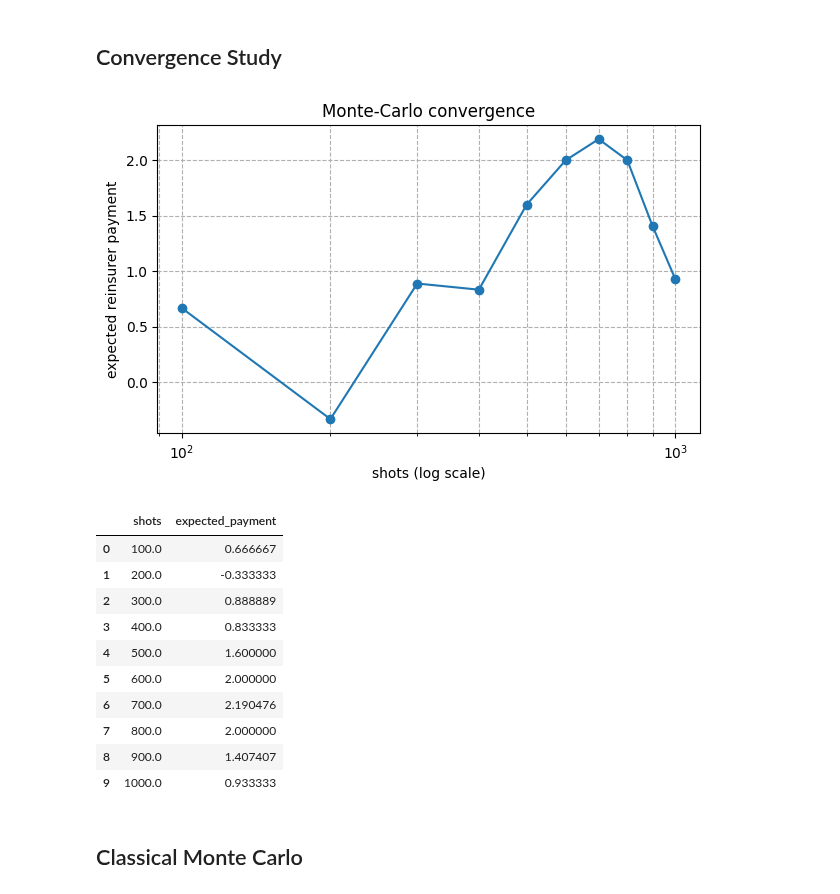
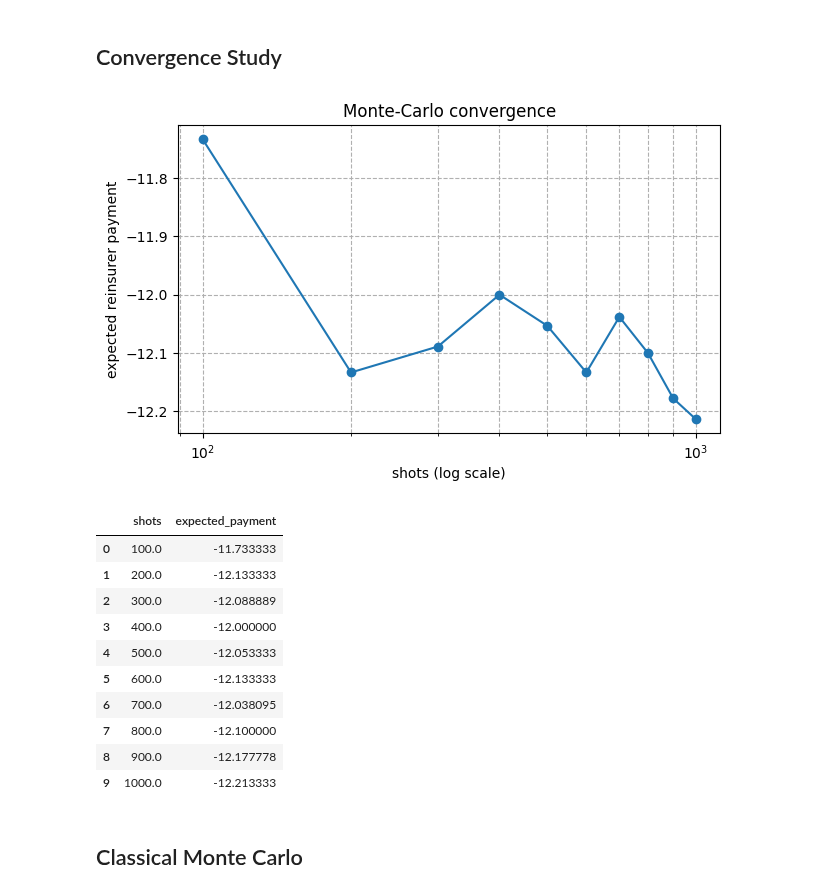
Before and after one commit to AlexFiliakov/knowledge-pricing, a Jupyter notebook: 4.b. Quantum Excess Evaluation Algorithm.ipynb, the cells around one changed output. Saved outputs shown, nothing was run; the diff lists cells and outputs as text; code cells hidden in the pictures.

```diff
--- a/4.b. Quantum Excess Evaluation Algorithm.ipynb
+++ b/4.b. Quantum Excess Evaluation Algorithm.ipynb
@@ -1183,9 +1155,9 @@ print(f"\nClassical payout      = {E_pay_classic:.10f}")
 # 3)  Quantum payout from the existing circuit ---------------------
 # ------------------------------------------------------------------
 sv    = Statevector.from_instruction(qc)
-p1    = sv.probabilities_dict(qargs=[qc.qubits.index(meas_q)]).get('1', 0)
-E_excess_quantum = (p1 - 0.5) / c_param   # <-- uses *session* c_param
-E_pay_quantum    = coins * E_excess_quantum
+payout_idx = [i for i,q in enumerate(qc.qubits) if q._register.name=="payout_aux"][0]
+p1    = sv.probabilities_dict(qargs=[payout_idx]).get('1', 0)
+E_pay_quantum    = coins * p1
 print(f"Quantum payout        = {E_pay_quantum:.10f}")
 # %% [output]
 >>> CONSTANTS IN CURRENT PYTHON SESSION <<<
@@ -1595,7 +1588,7 @@ from qiskit_aer import Aer
 from qiskit import ClassicalRegister, transpile
 
 def convergence_study(circ,
-                    meas_idx,
+                    payout_idx,
                     c_param,
                     coins=0.4,
                     shot_grid=(100, 500, 1_000, 5_000, 10_000, 50_000, 100_000),
@@ -1609,12 +1602,12 @@ def convergence_study(circ,
         qc_samp = circ.copy()
         creg    = ClassicalRegister(1, 'c')
         qc_samp.add_register(creg)
-        qc_samp.measure(qc_samp.qubits[meas_idx], creg[0])
+        qc_samp.measure(qc_samp.qubits[payout_idx], creg[0])
 
         counts = backend.run(transpile(qc_samp, backend),
                             shots=shots, seed_simulator=seed).result().get_counts()
         p1      = counts.get('1', 0) / shots
-        excess  = (p1 - 0.5) / (coins * c_param)
+        excess  = (p1 - 0.5) / c_param
         return coins * excess
 
     # run for each shot count
@@ -1634,26 +1627,26 @@ def convergence_study(circ,
     return df
 # %%
 df_conv = convergence_study(qc,
-                            meas_idx=meas_idx,
+                            payout_idx=payout_idx,
                             c_param=c_param,
                             coins=coins,
                             shot_grid=np.linspace(100, 1_000, 10))
 # Save for later comparison, if you like
 df_conv.to_csv("mc_convergence.csv", index=False)
 df_conv
 # %% [output]
-[figure, old version]
+[figure, new version]
 |  | shots | expected_payment |
-| 0 | 100.0 | 0.666667 |
-| 1 | 200.0 | -0.333333 |
-| 2 | 300.0 | 0.888889 |
-| 3 | 400.0 | 0.833333 |
-| 4 | 500.0 | 1.600000 |
-| 5 | 600.0 | 2.000000 |
-| 6 | 700.0 | 2.190476 |
-| 7 | 800.0 | 2.000000 |
-| 8 | 900.0 | 1.407407 |
-| 9 | 1000.0 | 0.933333 |
+| 0 | 100.0 | -11.733333 |
+| 1 | 200.0 | -12.133333 |
+| 2 | 300.0 | -12.088889 |
+| 3 | 400.0 | -12.000000 |
+| 4 | 500.0 | -12.053333 |
+| 5 | 600.0 | -12.133333 |
+| 6 | 700.0 | -12.038095 |
+| 7 | 800.0 | -12.100000 |
+| 8 | 900.0 | -12.177778 |
+| 9 | 1000.0 | -12.213333 |
 # %% [markdown]
 ## Classical Monte Carlo
 # %%
```
Also changed, not shown: parts of 29 cells of this notebook.
